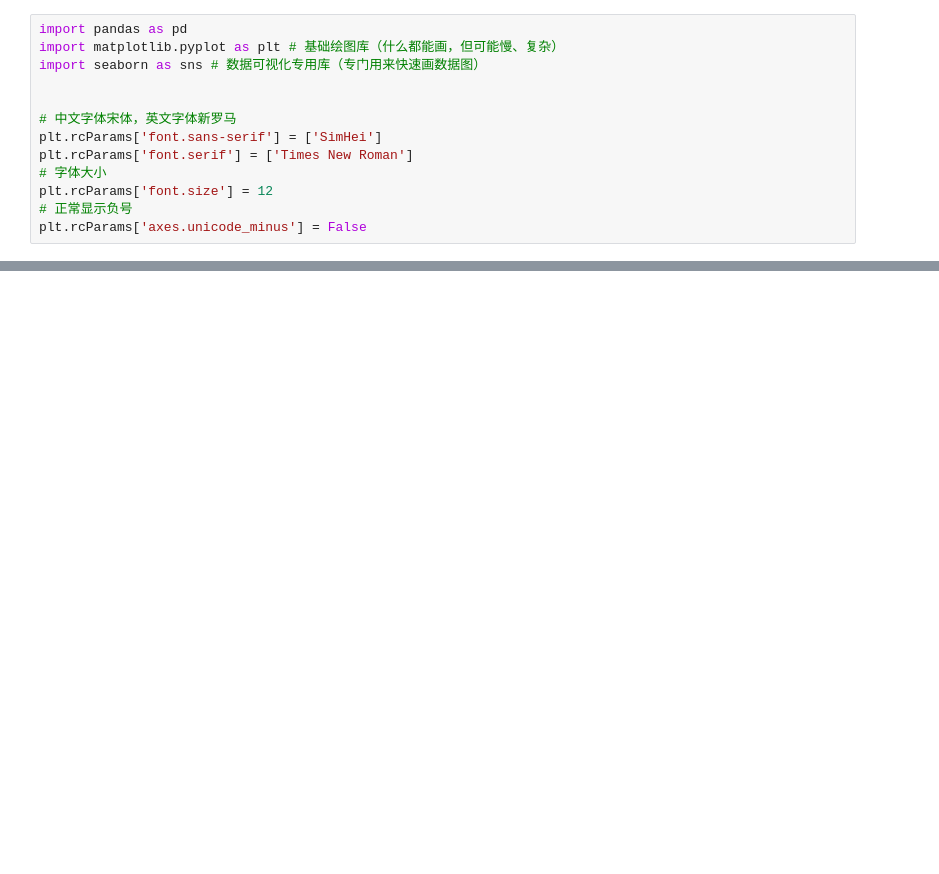
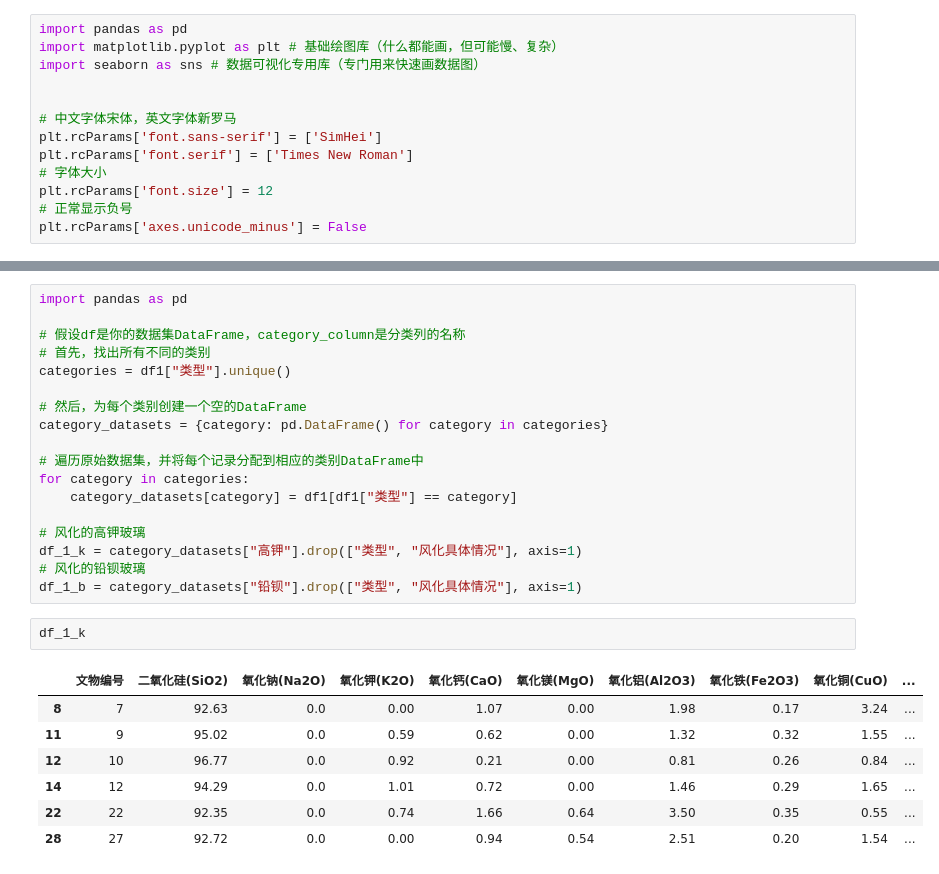
Before and after one commit to XingA02/CUMCM-2022C, a Jupyter notebook: 1_3_奇妙的预测.ipynb, the cells around one changed output, grey strips where cells are left out. Drawn from its saved outputs; the diff is of its cells as text; blank space fills up the shorter version.

```diff
--- a/1_3_奇妙的预测.ipynb
+++ b/1_3_奇妙的预测.ipynb
@@ -24,0 +41,28 @@ df.head()
+# %%
+import pandas as pd
+
+# 假设df是你的数据集DataFrame，category_column是分类列的名称
+# 首先，找出所有不同的类别
+categories = df1["类型"].unique()
+
+# 然后，为每个类别创建一个空的DataFrame
+category_datasets = {category: pd.DataFrame() for category in categories}
+
+# 遍历原始数据集，并将每个记录分配到相应的类别DataFrame中
+for category in categories:
+    category_datasets[category] = df1[df1["类型"] == category]
+
+# 风化的高钾玻璃
+df_1_k = category_datasets["高钾"].drop(["类型", "风化具体情况"], axis=1)
+# 风化的铅钡玻璃
+df_1_b = category_datasets["铅钡"].drop(["类型", "风化具体情况"], axis=1)
+# %%
+df_1_k
+# %% [output]
+|  | 文物编号 | 二氧化硅(SiO2) | 氧化钠(Na2O) | 氧化钾(K2O) | 氧化钙(CaO) | 氧化镁(MgO) | 氧化铝(Al2O3) | 氧化铁(Fe2O3) | 氧化铜(CuO) | ... |
+| 8 | 7 | 92.63 | 0.0 | 0.00 | 1.07 | 0.00 | 1.98 | 0.17 | 3.24 | ... |
+| 11 | 9 | 95.02 | 0.0 | 0.59 | 0.62 | 0.00 | 1.32 | 0.32 | 1.55 | ... |
+| 12 | 10 | 96.77 | 0.0 | 0.92 | 0.21 | 0.00 | 0.81 | 0.26 | 0.84 | ... |
+| 14 | 12 | 94.29 | 0.0 | 1.01 | 0.72 | 0.00 | 1.46 | 0.29 | 1.65 | ... |
+| 22 | 22 | 92.35 | 0.0 | 0.74 | 1.66 | 0.64 | 3.50 | 0.35 | 0.55 | ... |
+| 28 | 27 | 92.72 | 0.0 | 0.00 | 0.94 | 0.54 | 2.51 | 0.20 | 1.54 | ... |
```
Also changed, not shown: parts of 8 cells of this notebook, 30 other files.
